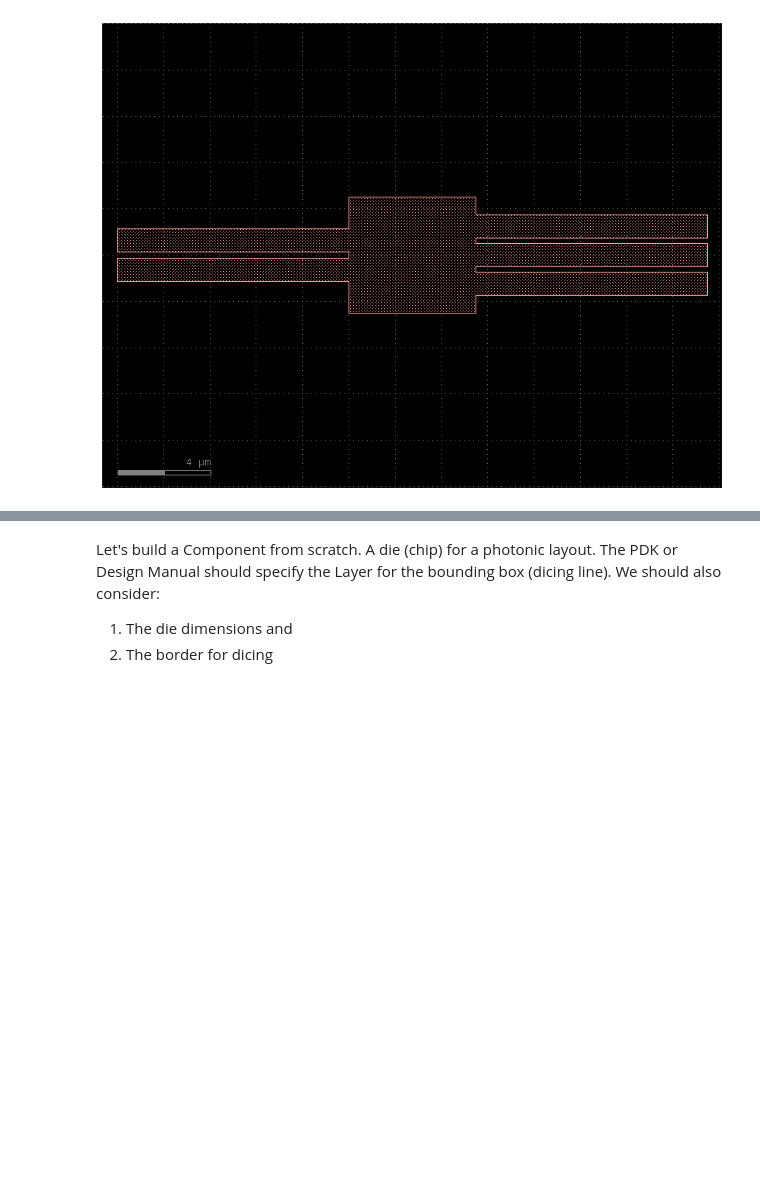
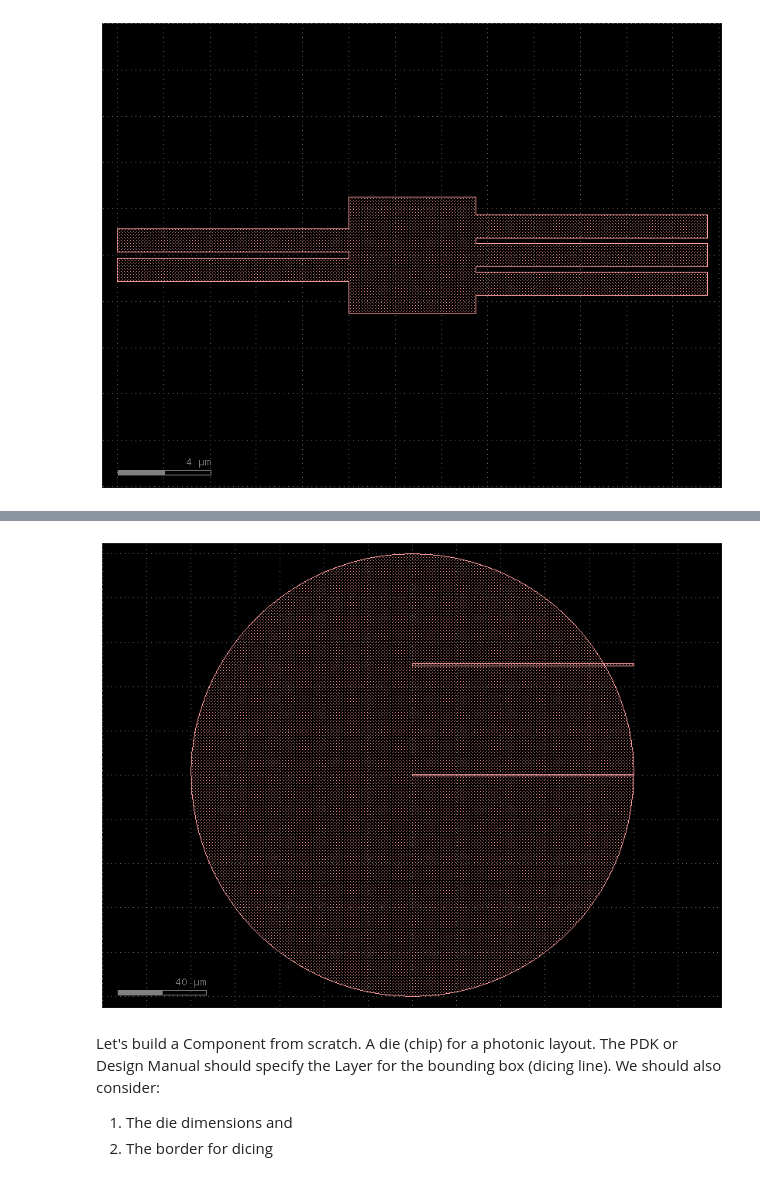
Before and after one commit to Jaumeneet/pic-upv-lab4, a Jupyter notebook: LAYOUT_Student.ipynb, the cells around one changed output, grey strips where cells are left out. Drawn from its saved outputs; the diff is of its cells as text; code cells hidden in the pictures; blank space fills up the shorter version.

```diff
--- a/LAYOUT_Student.ipynb
+++ b/LAYOUT_Student.ipynb
@@ -129,3 +122,26 @@ c.show()
+# %%
+c = gf.Component()
+#Llamo al polígono circular de GDSFactory
+circ = gf.c.circle(radius=100, layer='WG')
+
+#Agrego el círculo a mi componente
+_temp = c.add_ref(circ)
+_temp.dmovex(0)
+
+#Llamemos un componente existente:
+#2 caminos
+#Primero llamando a las pcells de gdsfactory
+recta1 = gf.c.straight(length=100)
+_recta1 = c << recta1
+
+#Segundo llamando a las pcells del PDK
+recta2 = cells.straight(length=100)
+_recta2 = c << recta2
+_recta2.dmovey(50)
+c.plot()
+#c.show()
+# %% [output]
+[figure, added]
 # %% [markdown]
 Let's build a Component from scratch. A die (chip) for a photonic layout. The PDK or Design Manual should specify the Layer for the bounding box (dicing line).
 We should also consider:
```
Also changed, not shown: parts of 3 cells of this notebook.
